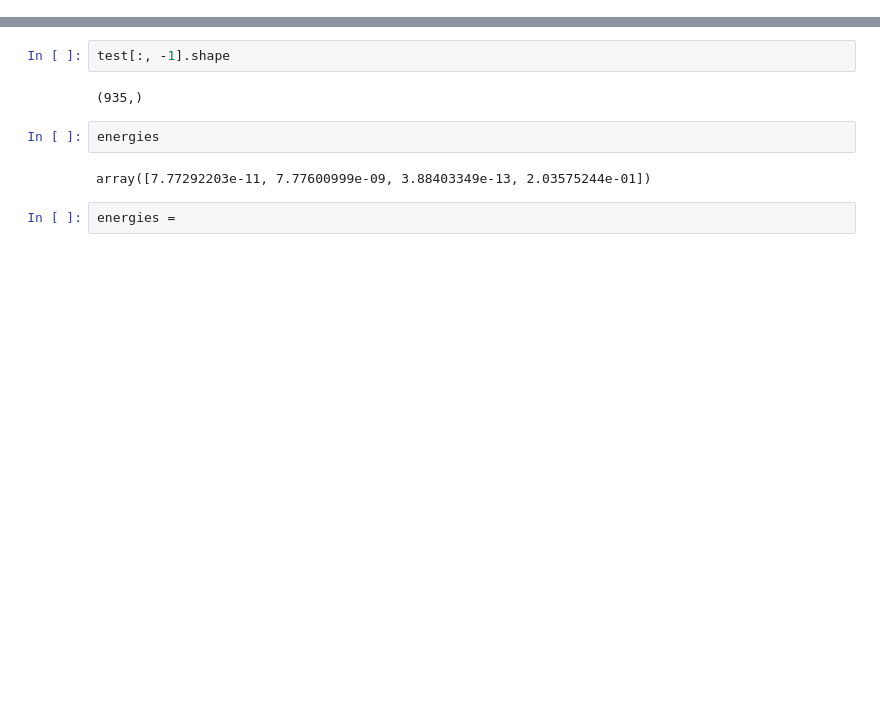
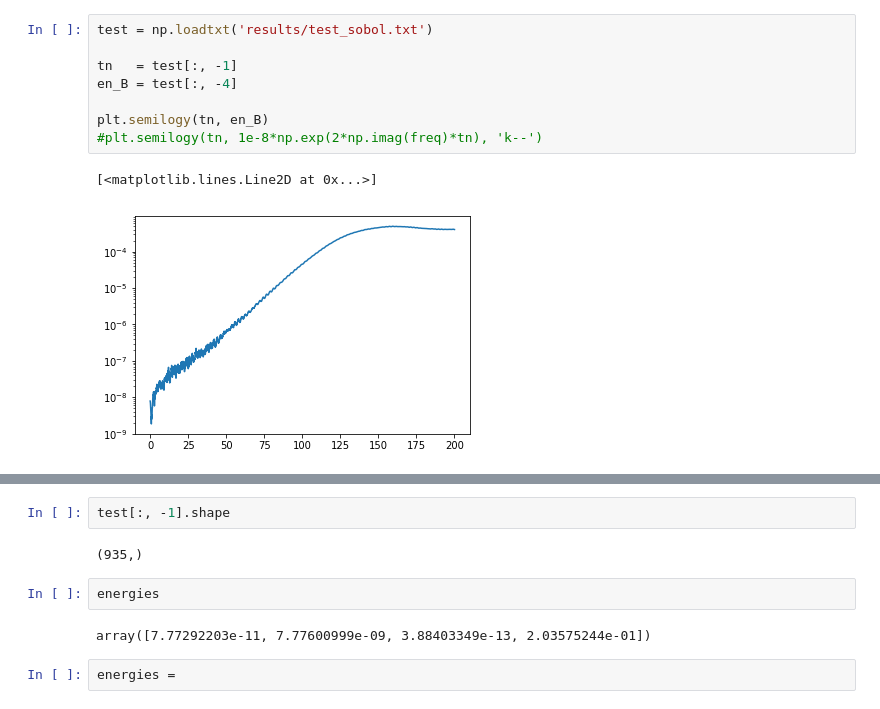
Before and after one commit to ratnania/mhd, a Jupyter notebook: 02_HybridModelling/HyCho.ipynb, the cells around one changed output, grey strips where cells are left out. Cells and saved outputs as stored; diff of their text form; blank space fills up the shorter version.

```diff
--- a/02_HybridModelling/HyCho.ipynb
+++ b/02_HybridModelling/HyCho.ipynb
@@ -562 +633,12 @@ time for solving linear system: 0.00458836555480957
+# %%
+test = np.loadtxt('results/test_sobol.txt')
+
+tn   = test[:, -1]
+en_B = test[:, -4]
+
+plt.semilogy(tn, en_B)
+#plt.semilogy(tn, 1e-8*np.exp(2*np.imag(freq)*tn), 'k--')
+# %% [output]
+[<matplotlib.lines.Line2D at 0x...>]
+[figure, added]
 # %%
```
Also changed, not shown: parts of 8 cells of this notebook, 23 other files.
